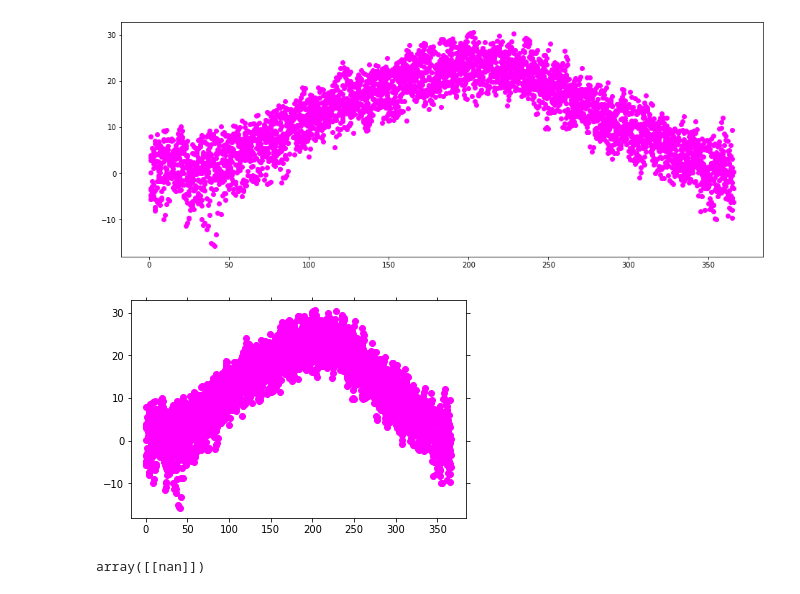
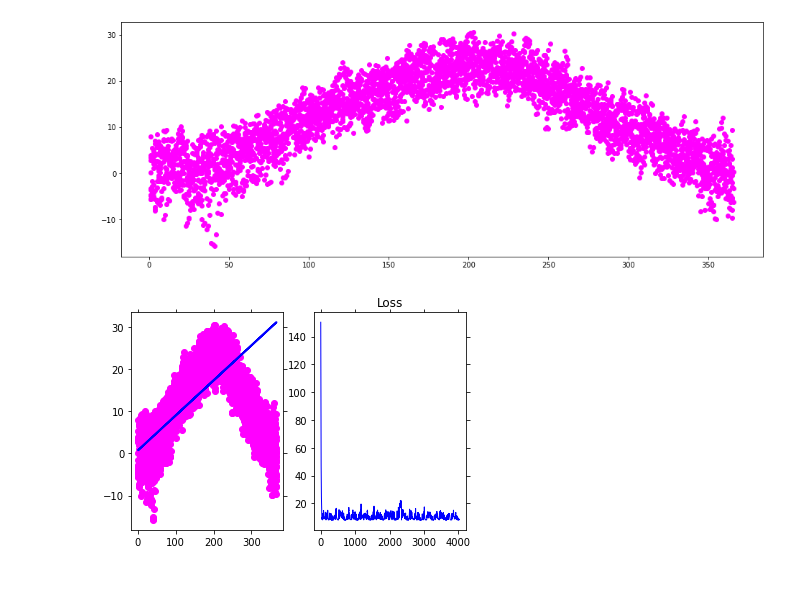
Before and after one commit to FatemeZamanian/Perceptron, a Jupyter notebook: WeatherHistory.ipynb, the cells around one changed output. Drawn from its saved outputs; the diff is of its cells as text; code cells hidden in the pictures.

```diff
--- a/WeatherHistory.ipynb
+++ b/WeatherHistory.ipynb
@@ -40,31 +38,36 @@ plt.scatter(day_of_year,avg,c='magenta')
 # %%
 #perceptron
 def fit(X,Y):
-    fig2,ax=plt.subplots()
+    fig1, (ax1, ax2) = plt.subplots(1, 2)
 
     w=np.random.rand(1,1)
-    lr=0.001
-    b=0
+    lr=0.00001
+    b=np.random.rand(1,1)
+    epochs=2
     errors=[]
-    for i in range(len(X)):
-        y_pred=np.matmul(X[i],w)
-        e=Y[i]-y_pred
+    for j in range(epochs):
+        for i in range(len(X)):
+            y_pred=np.matmul(X[i],w)+b
+            e=Y[i]-y_pred
 
-        Y_pred = np.matmul(X, w)
-        error = np.mean(np.abs(Y- Y_pred))
-        errors.append(error)
+            Y_pred = np.matmul(X, w)+b
+            error = np.mean(np.abs(Y- Y_pred))
+            errors.append(error)
 
-        w= w + lr * X[i]* e
+            w= w + lr * X[i]* e
+            b+=lr*e
 
-    ax.clear()
-    plt.scatter(X,Y,c='magenta')
-    ax.plot(X,Y_pred,c='blue',lw=2)
-    plt.pause(0.01)
+        ax1.clear()
+        ax1.scatter(X,Y,c='magenta')
+        ax1.plot(X,Y_pred,c='blue',lw=2)
 
-    return error,w
+        ax2.clear()
+        ax2.set_title('Loss')
+        ax2.plot(errors, '-b', lw=1)
+        plt.pause(0.001)
 # %%
 day_of_year=day_of_year.reshape(4019,1)
+avg=avg.reshape(4019,1)
 fit(day_of_year,avg)
 # %% [output]
-[figure, old version]
+[figure, new version]
-array([[nan]])
```
Also changed, not shown: parts of 3 cells of this notebook.
